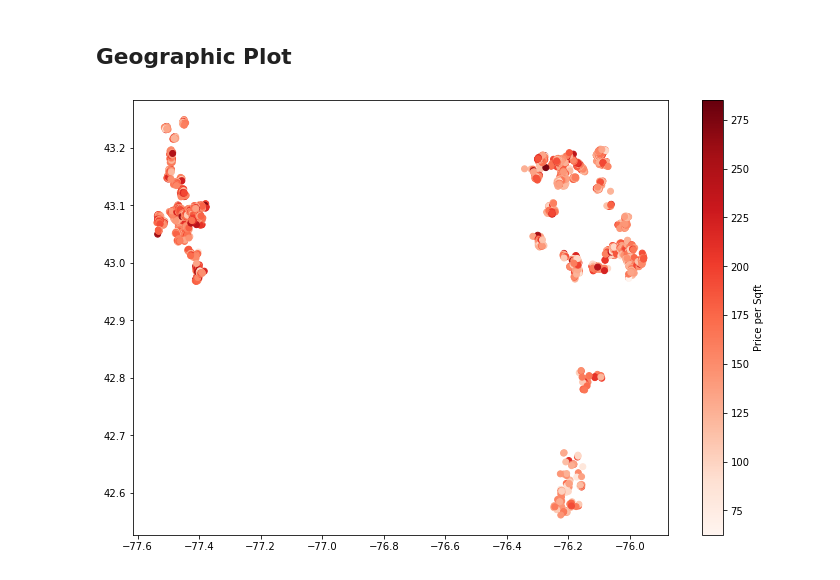
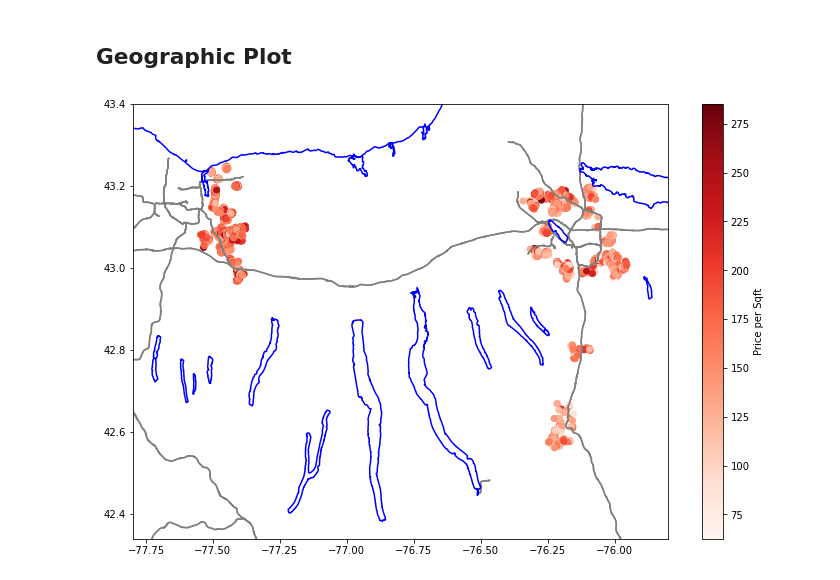
Before and after one commit to marcus-elia/house-sale-data, a Jupyter notebook: HouseData.ipynb, the cells around one changed output. Drawn from its saved outputs; the diff is of its cells as text; code cells hidden in the pictures.

Commit message:
Add map plot

```diff
--- a/HouseData.ipynb
+++ b/HouseData.ipynb
@@ -375,16 +374,48 @@ plt.show()
 # %%
 min_pps = min(df["$ per sqft"])
 max_pps = max(df["$ per sqft"])
 colors = [(x - min_pps) / (max_pps - min_pps) for x in df['$ per sqft']]
 
 fig, ax = plt.subplots()
 fig.set_figheight(8)
 fig.set_figwidth(12)
 ax.scatter(df['lon'], df['lat'], c=colors, cmap='Reds')
 jet = plt.get_cmap('jet')
 cNorm  = matplotlib.colors.Normalize(vmin=min_pps, vmax=max_pps)
 scalarMap = cm.ScalarMappable(norm=cNorm, cmap='Reds')
 plt.colorbar(scalarMap, orientation='vertical', label='Price per Sqft')
+
+# Add highways
+f = open("highways.geojson")
+geojson_contents = geojson.loads(f.read())
+f.close()
+
+for geojson_feature in geojson_contents['features']:
+    lons = []
+    lats = []
+    for point in geojson_feature.geometry["coordinates"]:
+        lons.append(point[0])
+        lats.append(point[1])
+    plt.plot(lons, lats, color='gray')
+
+# Add water
+f = open("waterLines.geojson")
+geojson_contents = geojson.loads(f.read())
+f.close()
+
+for geojson_feature in geojson_contents['features']:
+    lons = []
+    lats = []
+    for line_string in geojson_feature.geometry["coordinates"]:
+        for point in line_string:
+            lons.append(point[0])
+            lats.append(point[1])
+        plt.plot(lons, lats, color='blue')
+        break
+
+plt.xlim(-77.8, -75.8)
+plt.ylim(42.34, 43.4)
+
 plt.show()
 # %% [output]
-[figure, old version]
+[figure, new version]
```
Also changed, not shown: parts of 11 cells of this notebook.
